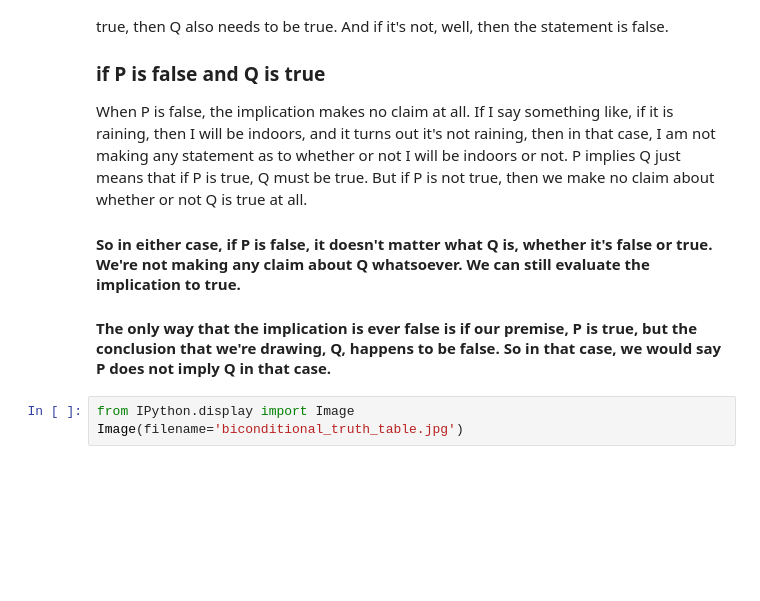
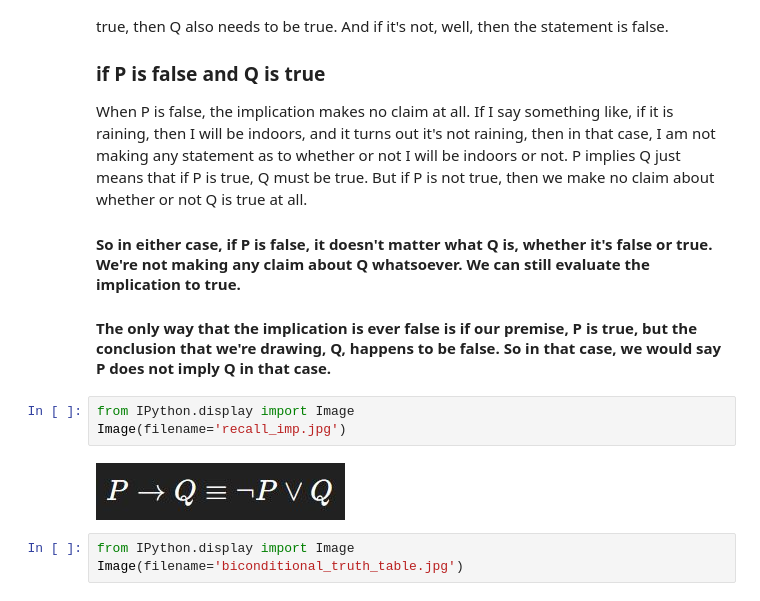
Before and after one commit to goksuko/CS50_AI, a Jupyter notebook: 01_Knowledge/Knowledge.ipynb, the cells around one changed output. Saved outputs shown, nothing was run; the diff lists cells and outputs as text; blank space fills up the shorter version.

```diff
--- a/01_Knowledge/Knowledge.ipynb
+++ b/01_Knowledge/Knowledge.ipynb
@@ -50,6 +50,11 @@ If it is raining, then I will be indoors, and it is raining, but I'm not indoors
 When P is false, the implication makes no claim at all. If I say something like, if it is raining, then I will be indoors, and it turns out it's not raining, then in that case, I am not making any statement as to whether or not I will be indoors or not. P implies Q just means that if P is true, Q must be true. But if P is not true, then we make no claim about whether or not Q is true at all.
 #### So in either case, if P is false, it doesn't matter what Q is, whether it's false or true. We're not making any claim about Q whatsoever. We can still evaluate the implication to true.
 #### The only way that the implication is ever false is if our premise, P is true, but the conclusion that we're drawing, Q, happens to be false. So in that case, we would say P does not imply Q in that case.
+# %%
+from IPython.display import Image
+Image(filename='recall_imp.jpg')
+# %% [output]
+[figure, added]
 # %%
 from IPython.display import Image
 Image(filename='biconditional_truth_table.jpg')
```
Also changed, not shown: 3 other files.
